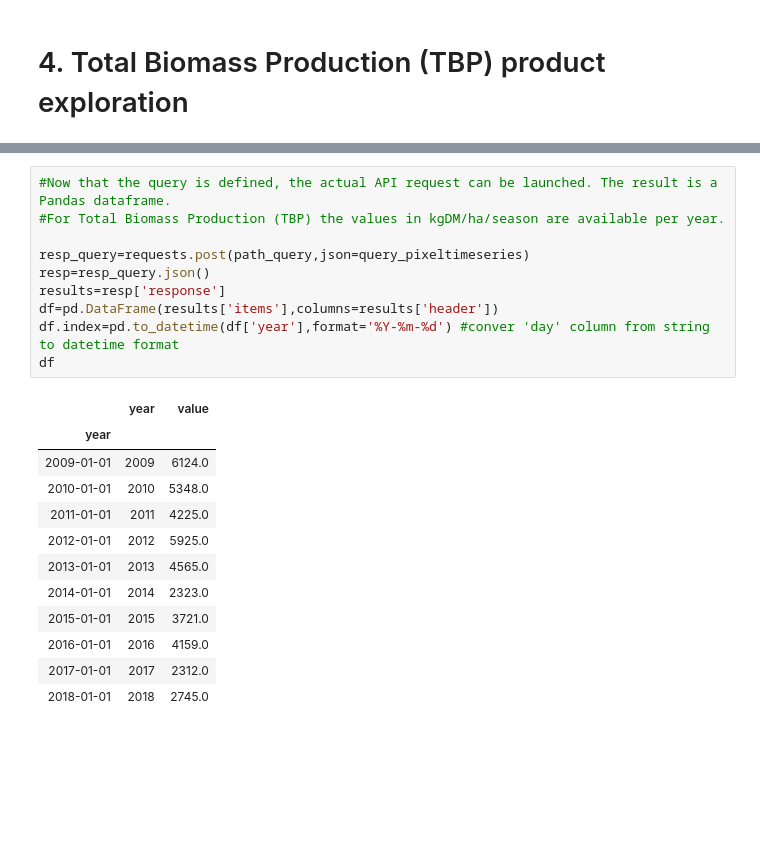
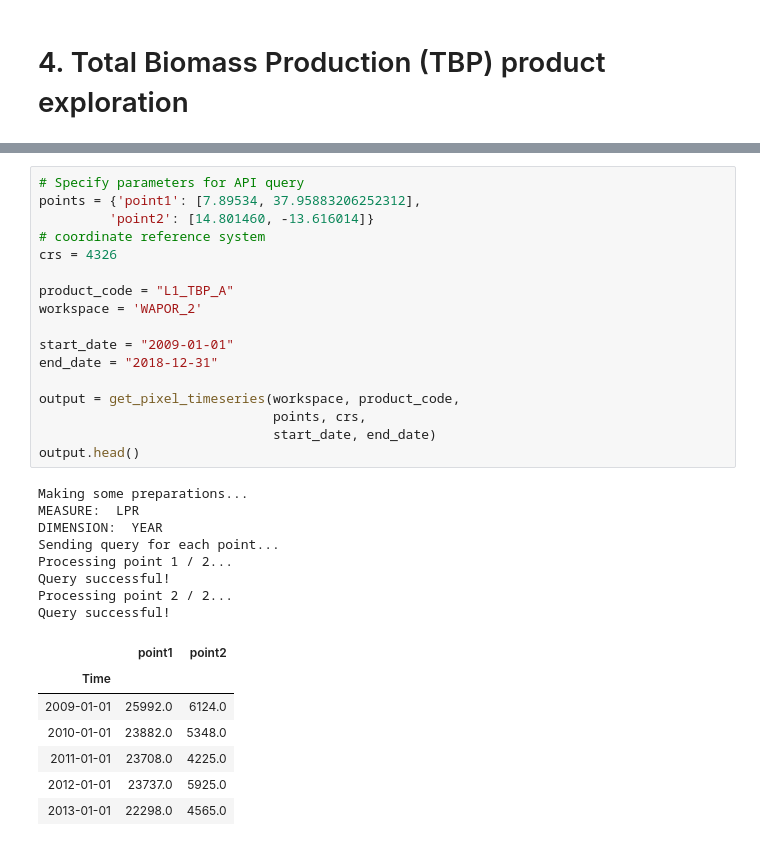
Before and after one commit to EOAfrica/TM_6-4_NPP, a Jupyter notebook: Wapor_NPP_TBP.ipynb, the cells around one changed output, grey strips where cells are left out. Saved outputs shown, nothing was run; the diff lists cells and outputs as text; blank space fills up the shorter version.

```diff
--- a/Wapor_NPP_TBP.ipynb
+++ b/Wapor_NPP_TBP.ipynb
@@ -537,24 +447,34 @@ query_pixeltimeseries
-# %%
-#Now that the query is defined, the actual API request can be launched. The result is a Pandas dataframe.
-#For Total Biomass Production (TBP) the values in kgDM/ha/season are available per year.
-
-resp_query=requests.post(path_query,json=query_pixeltimeseries)
-resp=resp_query.json()
-results=resp['response']
-df=pd.DataFrame(results['items'],columns=results['header'])
-df.index=pd.to_datetime(df['year'],format='%Y-%m-%d') #conver 'day' column from string to datetime format
-df
-# %% [output]
-|  | year | value |
-| year |  |  |
-| 2009-01-01 | 2009 | 6124.0 |
-| 2010-01-01 | 2010 | 5348.0 |
-| 2011-01-01 | 2011 | 4225.0 |
-| 2012-01-01 | 2012 | 5925.0 |
-| 2013-01-01 | 2013 | 4565.0 |
-| 2014-01-01 | 2014 | 2323.0 |
-| 2015-01-01 | 2015 | 3721.0 |
-| 2016-01-01 | 2016 | 4159.0 |
-| 2017-01-01 | 2017 | 2312.0 |
-| 2018-01-01 | 2018 | 2745.0 |
+# %%
+# Specify parameters for API query
+points = {'point1': [7.89534, 37.95883206252312],
+         'point2': [14.801460, -13.616014]}
+# coordinate reference system
+crs = 4326
+
+product_code = "L1_TBP_A"
+workspace = 'WAPOR_2'
+
+start_date = "2009-01-01"
+end_date = "2018-12-31"
+
+output = get_pixel_timeseries(workspace, product_code,
+                              points, crs,
+                              start_date, end_date)
+output.head()
+# %% [output]
+Making some preparations...
+MEASURE:  LPR
+DIMENSION:  YEAR
+Sending query for each point...
+Processing point 1 / 2...
+Query successful!
+Processing point 2 / 2...
+Query successful!
+|  | point1 | point2 |
+| Time |  |  |
+| 2009-01-01 | 25992.0 | 6124.0 |
+| 2010-01-01 | 23882.0 | 5348.0 |
+| 2011-01-01 | 23708.0 | 4225.0 |
+| 2012-01-01 | 23737.0 | 5925.0 |
+| 2013-01-01 | 22298.0 | 4565.0 |
 # %%
```
Also changed, not shown: parts of 17 cells of this notebook, 2 other files.
